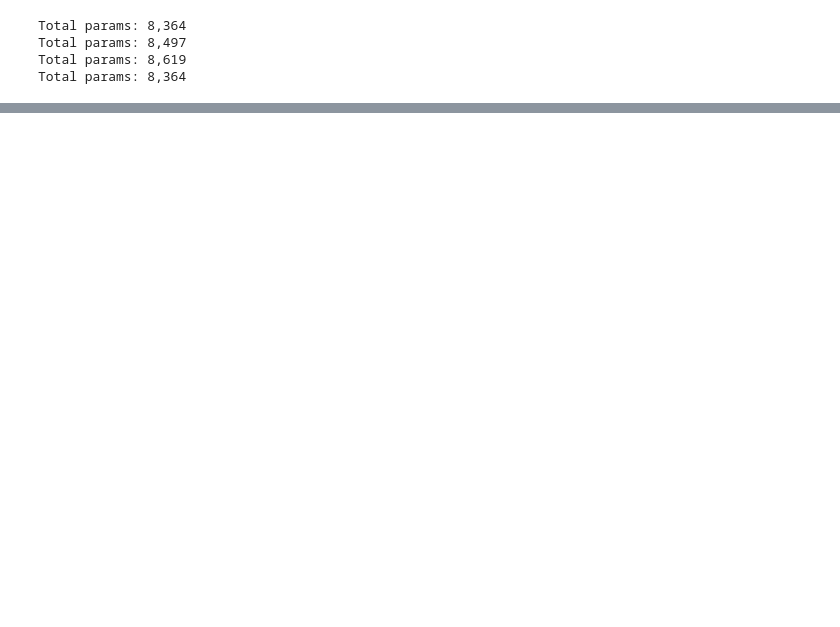
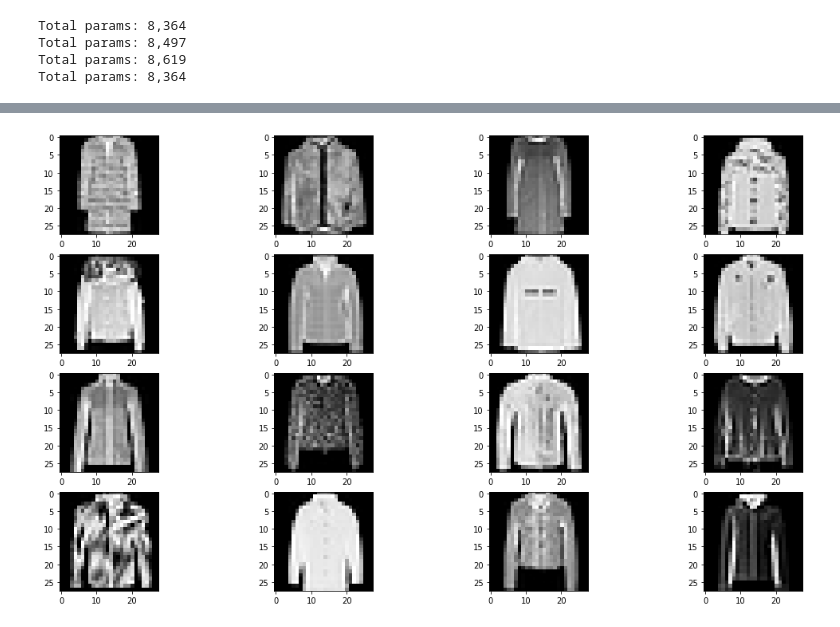
Before and after one commit to alex-chin/intro_neural_network, a Jupyter notebook: homeworks/home02/home02.ipynb, the cells around one changed output, grey strips where cells are left out. Saved outputs shown, nothing was run; the diff lists cells and outputs as text; code cells hidden in the pictures; blank space fills up the shorter version.

```diff
--- a/homeworks/home02/home02.ipynb
+++ b/homeworks/home02/home02.ipynb
@@ -251,0 +452,4 @@ pd.DataFrame(arr_accuracy, columns=['#layers', 'accuracy_tren', 'accuracy_test']
+# %%
+plot_by_index(np.where(test_labelf == 4)[0][0:16],test_imagef)
+# %% [output]
+[figure, added]
```
Also changed, not shown: parts of 43 cells of this notebook, 2 other files.
